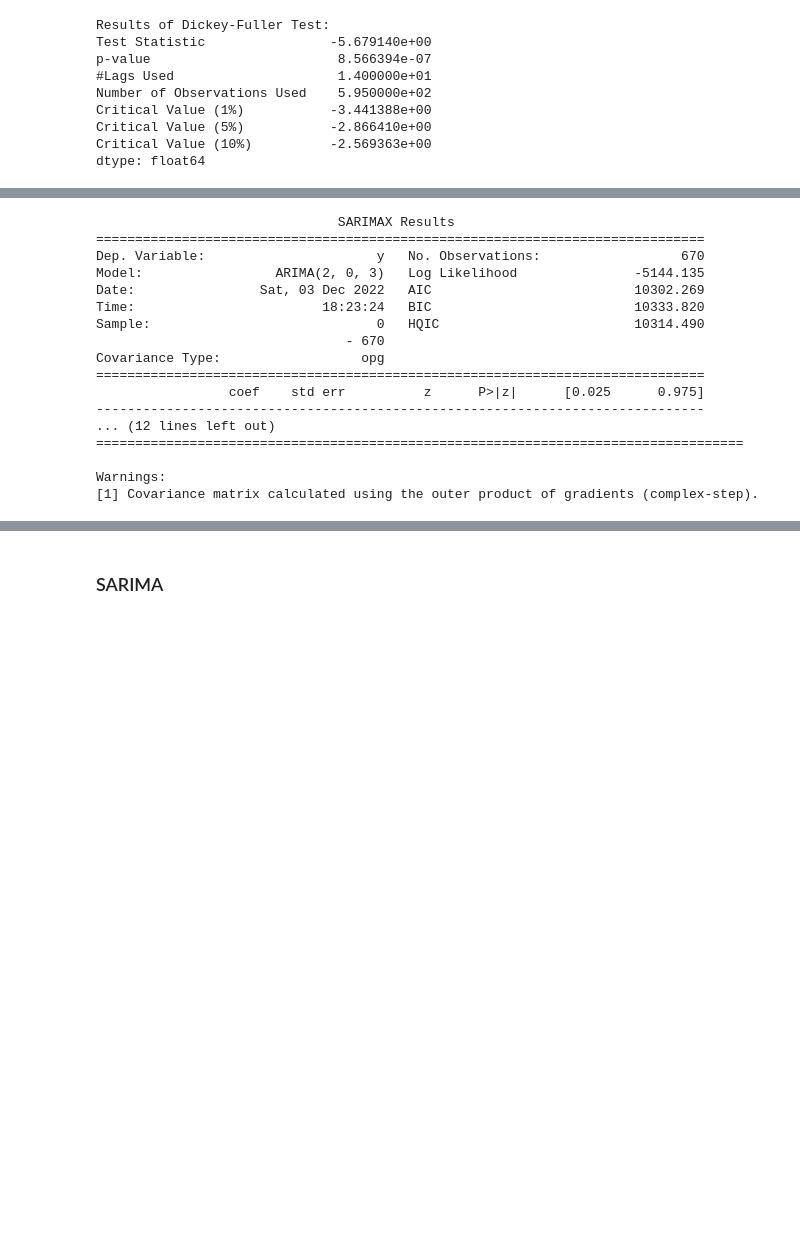
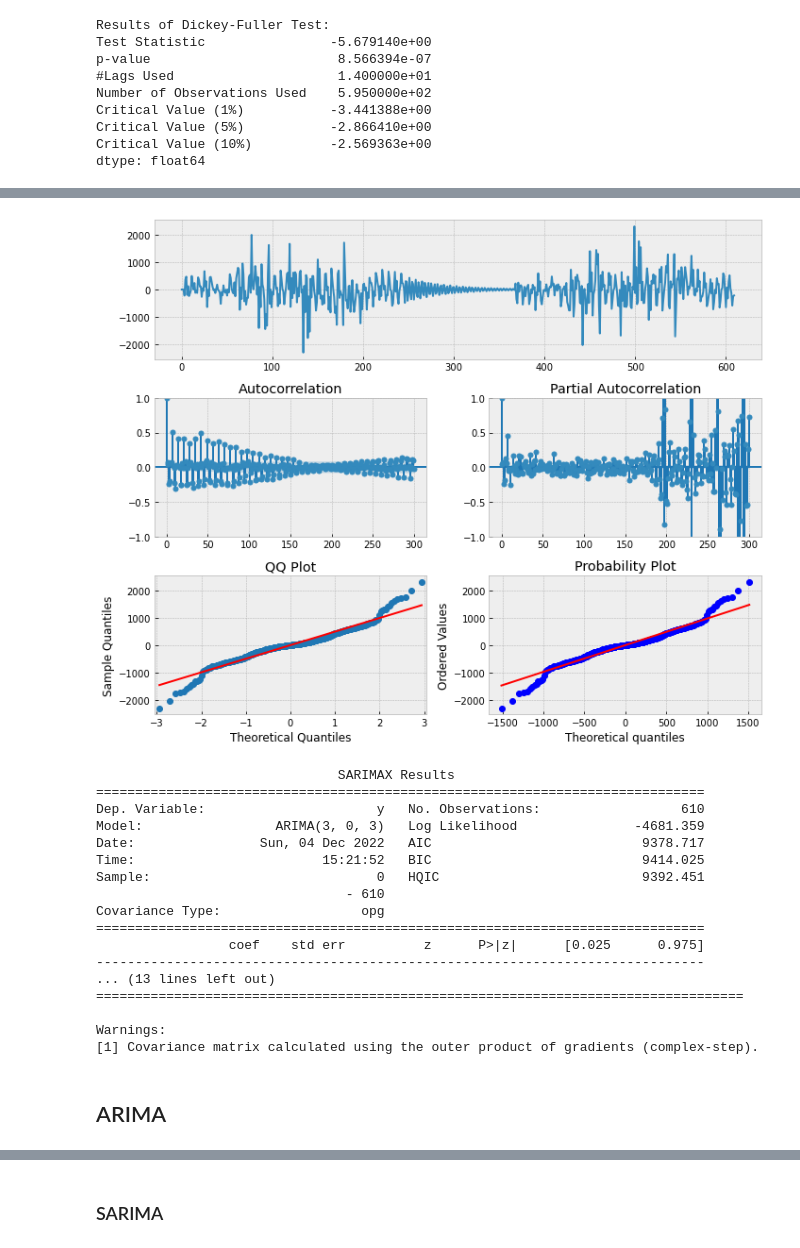
Before and after one commit to derSchmetterling/time_series, a Jupyter notebook: trabalho_ts.ipynb, the cells around one changed output, grey strips where cells are left out. Saved outputs shown, nothing was run; the diff lists cells and outputs as text; code cells hidden in the pictures; blank space fills up the shorter version.

Commit message:
tests new models

```diff
--- a/trabalho_ts.ipynb
+++ b/trabalho_ts.ipynb
@@ -291,6 +293,6 @@ aic: 9317.68018 | order: (2, 3)
 # %%
 model = ARIMA(residuos, order=(2, 0, 3)).fit()
-
+resid_arma23 = model.resid
 print(model.summary())
 # %% [output]
                                SARIMAX Results
@@ -310,26 +312,32 @@ Covariance Type:                  opg
 
 Warnings:
 [1] Covariance matrix calculated using the outer product of gradients (complex-step).
+# %%
+tsplot(resid_arma23, lags = 300)
+# %% [output]
+[figure, added]
 # %%
 ## antigo
-model = ARIMA(residuos, order=(2, 0, 3)).fit()
-
+model = ARIMA(residuos, order=(3, 0, 3)).fit()
+model_arma33 = model.resid
 print(model.summary())
 # %% [output]
                                SARIMAX Results
 ==============================================================================
-Dep. Variable:                      y   No. Observations:                  670
-Model:                 ARIMA(2, 0, 3)   Log Likelihood               -5144.135
-Date:                Sat, 03 Dec 2022   AIC                          10302.269
-Time:                        18:23:24   BIC                          10333.820
-Sample:                             0   HQIC                         10314.490
-                                - 670
+Dep. Variable:                      y   No. Observations:                  610
+Model:                 ARIMA(3, 0, 3)   Log Likelihood               -4681.359
+Date:                Sun, 04 Dec 2022   AIC                           9378.717
+Time:                        15:21:52   BIC                           9414.025
+Sample:                             0   HQIC                          9392.451
+                                - 610
 Covariance Type:                  opg
 ==============================================================================
                  coef    std err          z      P>|z|      [0.025      0.975]
 ------------------------------------------------------------------------------
-... (12 lines left out)
+... (13 lines left out)
 ===================================================================================
 
 Warnings:
 [1] Covariance matrix calculated using the outer product of gradients (complex-step).
+# %% [markdown]
+## ARIMA
```
Also changed, not shown: parts of 33 cells of this notebook.
